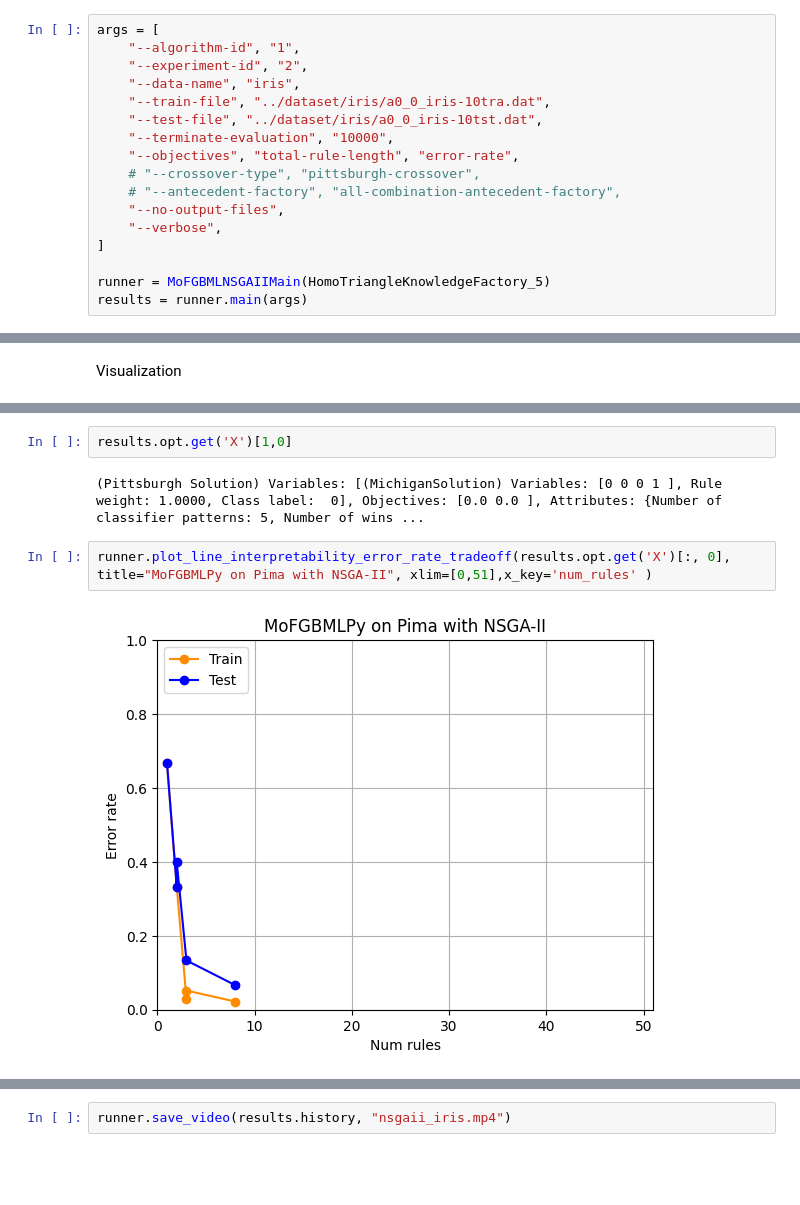
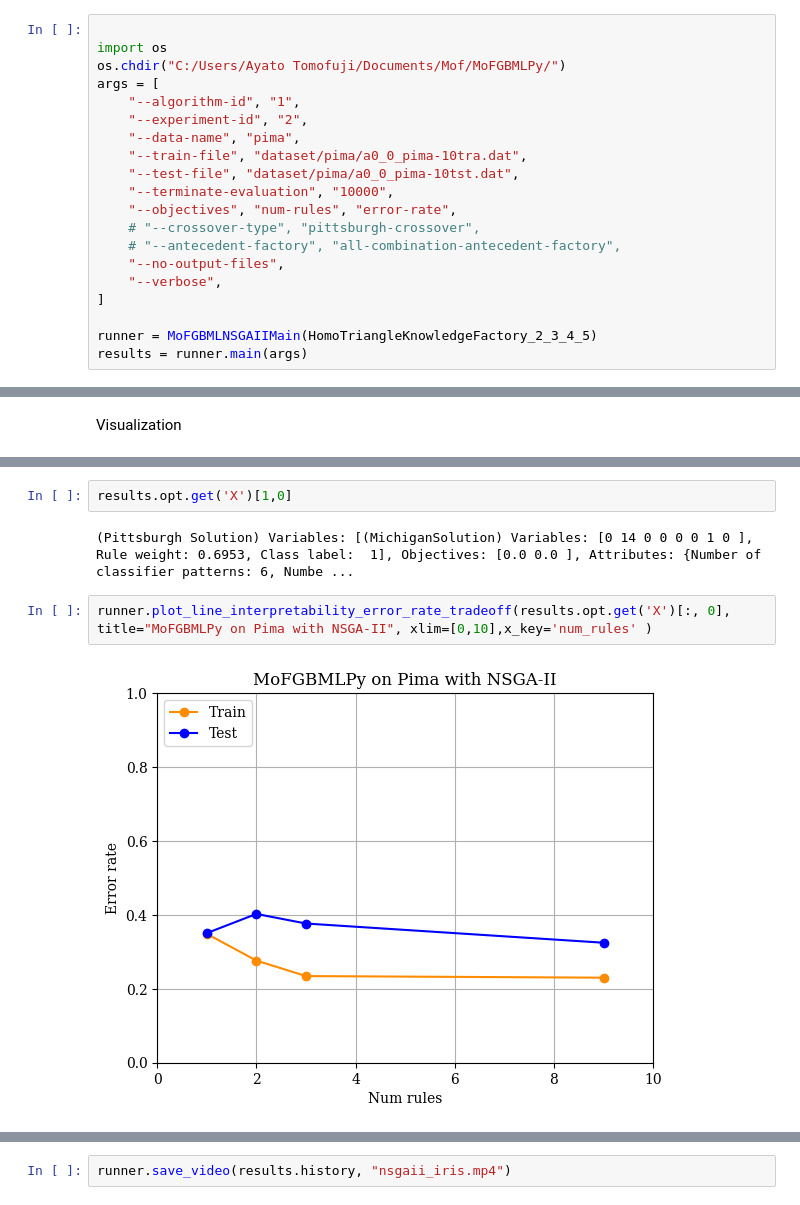
Before and after one commit to ci-labo-omu/MoFGBMLPy, a Jupyter notebook: examples/nsgaii_iris.ipynb, the cells around one changed output, grey strips where cells are left out. Cells and saved outputs as stored; diff of their text form; blank space fills up the shorter version.

```diff
--- a/examples/nsgaii_iris.ipynb
+++ b/examples/nsgaii_iris.ipynb
@@ -13,21 +13,24 @@ from mofgbmlpy.main.nsgaii.mofgbml_nsgaii_main import MoFGBMLNSGAIIMain
 # %% [markdown]
 Run MoFGBMLPy
 # %%
+
+import os
+os.chdir("C:/Users/Ayato Tomofuji/Documents/Mof/MoFGBMLPy/")
 args = [
     "--algorithm-id", "1",
     "--experiment-id", "2",
-    "--data-name", "iris",
-    "--train-file", "../dataset/iris/a0_0_iris-10tra.dat",
-    "--test-file", "../dataset/iris/a0_0_iris-10tst.dat",
+    "--data-name", "pima",
+    "--train-file", "dataset/pima/a0_0_pima-10tra.dat",
+    "--test-file", "dataset/pima/a0_0_pima-10tst.dat",
     "--terminate-evaluation", "10000",
-    "--objectives", "total-rule-length", "error-rate",
+    "--objectives", "num-rules", "error-rate",
     # "--crossover-type", "pittsburgh-crossover",
     # "--antecedent-factory", "all-combination-antecedent-factory",
     "--no-output-files",
     "--verbose",
 ]
 
-runner = MoFGBMLNSGAIIMain(HomoTriangleKnowledgeFactory_5)
+runner = MoFGBMLNSGAIIMain(HomoTriangleKnowledgeFactory_2_3_4_5)
 results = runner.main(args)
 # %% [output]
 ==========================================================
@@ -86,11 +82,11 @@ plot.ax.grid(visible=True)
 # %%
 results.opt.get('X')[1,0]
 # %% [output]
-(Pittsburgh Solution) Variables: [(MichiganSolution) Variables: [0 0 0 1 ], Rule weight: 1.0000, Class label:  0], Objectives: [0.0 0.0 ], Attributes: {Number of classifier patterns: 5, Number of wins ...
+(Pittsburgh Solution) Variables: [(MichiganSolution) Variables: [0 14 0 0 0 0 1 0 ], Rule weight: 0.6953, Class label:  1], Objectives: [0.0 0.0 ], Attributes: {Number of classifier patterns: 6, Numbe ...
 # %%
-runner.plot_line_interpretability_error_rate_tradeoff(results.opt.get('X')[:, 0], title="MoFGBMLPy on Pima with NSGA-II", xlim=[0,51],x_key='num_rules' )
+runner.plot_line_interpretability_error_rate_tradeoff(results.opt.get('X')[:, 0], title="MoFGBMLPy on Pima with NSGA-II", xlim=[0,10],x_key='num_rules' )
 # %% [output]
-[figure, old version]
+[figure, new version]
 # %%
 # runner.plot_line_interpretability_error_rate_tradeoff(results.opt.get('X')[:, 0], title="MoFGBMLPy on Iris with NSGA-II", xlim=[0,16])
 # runner.plot_line_interpretability_error_rate_tradeoff(results.opt.get('X')[:, 0], title="MoFGBMLPy on Iris with MOEA/D", xlim=[0,10])
```
Also changed, not shown: parts of 10 cells of this notebook, 1 other file.
